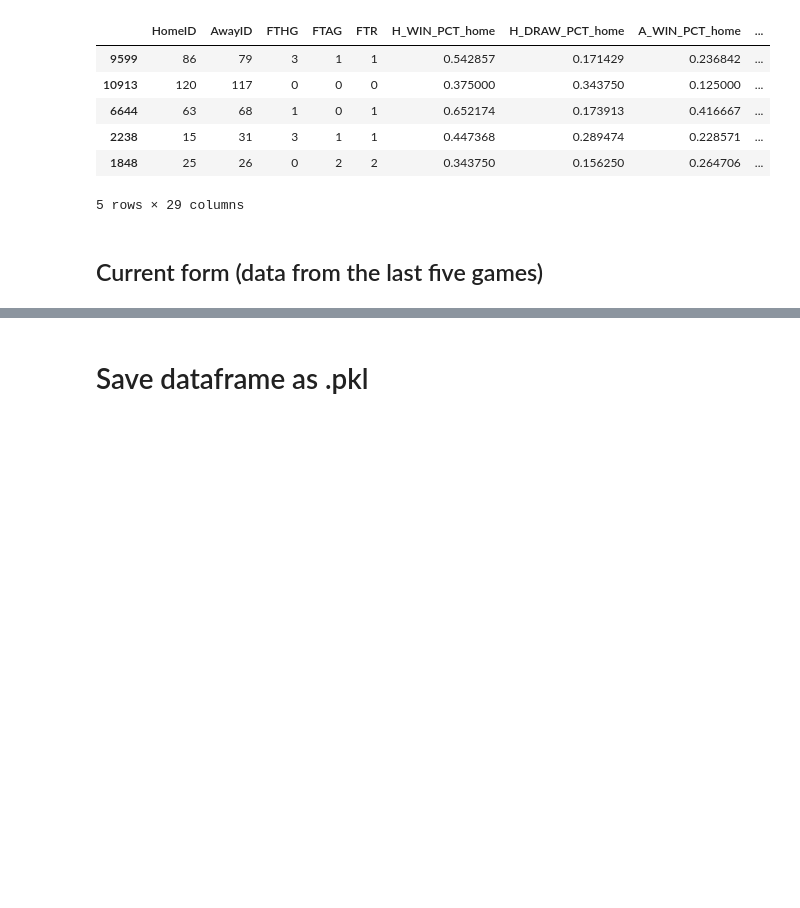
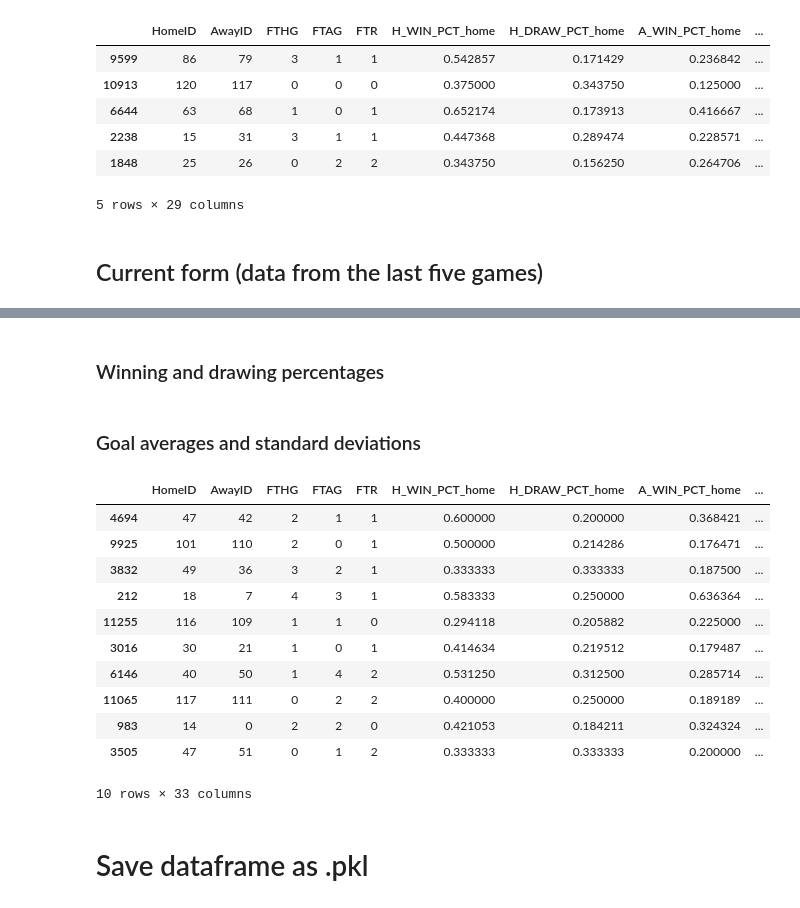
Before and after one commit to michapries/bachelors-thesis, a Jupyter notebook: data_extraction.ipynb, the cells around one changed output, grey strips where cells are left out. Drawn from its saved outputs; the diff is of its cells as text; code cells hidden in the pictures; blank space fills up the shorter version.

```diff
--- a/data_extraction.ipynb
+++ b/data_extraction.ipynb
@@ -240,0 +193,2 @@ Name: 0, dtype: object)
+# %% [markdown]
+### Winning and drawing percentages
@@ -241,5 +224,50 @@ Name: 0, dtype: object)
+# %% [markdown]
+### Goal averages and standard deviations
+# %%
+df['GS_AVG_home'] = 0
+df['GC_AVG_home'] = 0
+df['GS_AVG_away'] = 0
+df['GC_AVG_away'] = 0
+
+df['GS_STD_home'] = 0
+df['GC_STD_home'] = 0
+df['GS_STD_away'] = 0
+df['GC_STD_away'] = 0
+
+for row, game in results.iterrows():
+    for id_name in id_names:
+        team_id = game[id_name]
+        game_date = game['Date']
+
+        suffix = suffixes[id_name]
+
+        recent = get_last_five_games(team_id, game_date)
+        game_count = len(recent)
+
+        # calculate averages
+        df.loc[row, 'GS_AVG' + suffix] = hist_games[hist_games['HomeID'] == team_id]['FTHG'].mean()
+        df.loc[row, 'GC_AVG' + suffix] = hist_games[hist_games['HomeID'] == team_id]['FTAG'].mean()
+        df.loc[row, 'GS_STD' + suffix] = hist_games[hist_games['HomeID'] == team_id]['FTHG'].std()
+        df.loc[row, 'GC_STD' + suffix] = hist_games[hist_games['HomeID'] == team_id]['FTAG'].std()
+
+        df.loc[row, 'GS_AVG' + suffix] = recent[(recent['HomeID'] == team_id) | (recent['AwayID'] == team_id)]
+
+        # TODO finish this
 # %%
-df.sample(3)
+df.sample(10)
+# %% [output]
+|  | HomeID | AwayID | FTHG | FTAG | FTR | H_WIN_PCT_home | H_DRAW_PCT_home | A_WIN_PCT_home | ... |
+| 4694 | 47 | 42 | 2 | 1 | 1 | 0.600000 | 0.200000 | 0.368421 | ... |
+| 9925 | 101 | 110 | 2 | 0 | 1 | 0.500000 | 0.214286 | 0.176471 | ... |
+| 3832 | 49 | 36 | 3 | 2 | 1 | 0.333333 | 0.333333 | 0.187500 | ... |
+| 212 | 18 | 7 | 4 | 3 | 1 | 0.583333 | 0.250000 | 0.636364 | ... |
+| 11255 | 116 | 109 | 1 | 1 | 0 | 0.294118 | 0.205882 | 0.225000 | ... |
+| 3016 | 30 | 21 | 1 | 0 | 1 | 0.414634 | 0.219512 | 0.179487 | ... |
+| 6146 | 40 | 50 | 1 | 4 | 2 | 0.531250 | 0.312500 | 0.285714 | ... |
+| 11065 | 117 | 111 | 0 | 2 | 2 | 0.400000 | 0.250000 | 0.189189 | ... |
+| 983 | 14 | 0 | 2 | 2 | 0 | 0.421053 | 0.184211 | 0.324324 | ... |
+| 3505 | 47 | 51 | 0 | 1 | 2 | 0.333333 | 0.333333 | 0.200000 | ... |
+10 rows × 33 columns
 # %% [markdown]
 # Save dataframe as .pkl
 # %%
```
Also changed, not shown: parts of 2 cells of this notebook.
